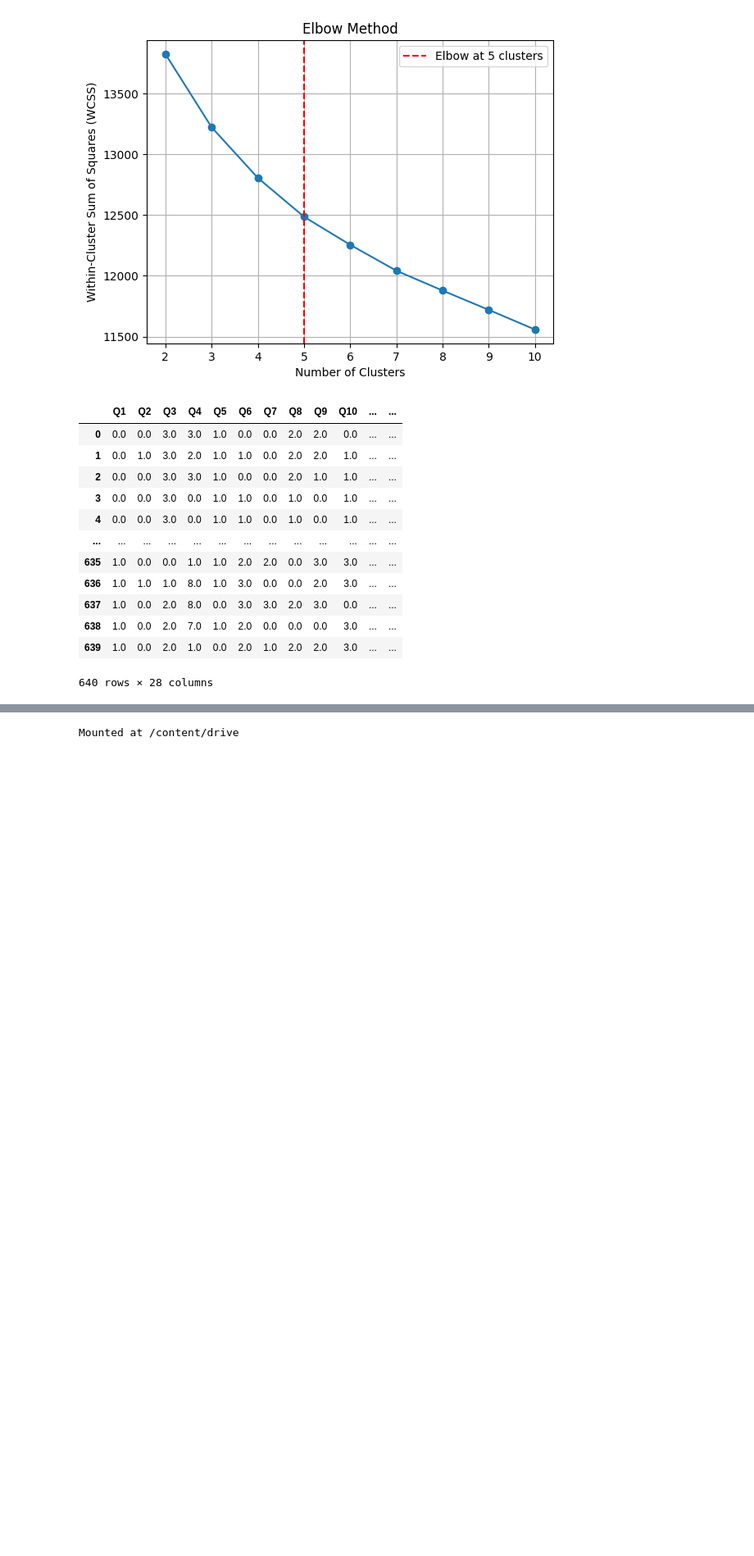
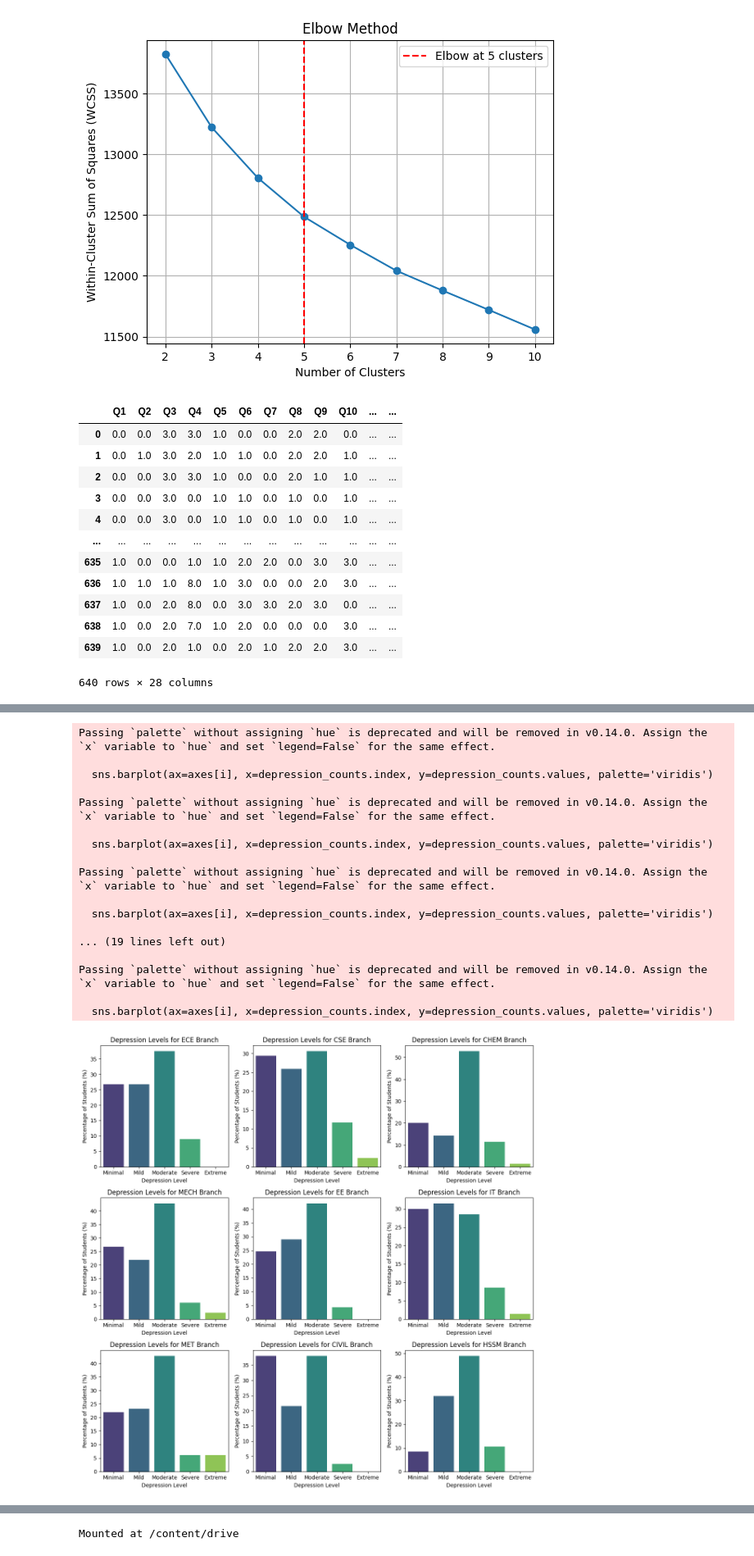
Before and after one commit to tariqrasheed172001/Prediction-of-Depression-levels., a Jupyter notebook: Clustering.ipynb, the cells around one changed output, grey strips where cells are left out. Shown at 82% size. Drawn from its saved outputs; the diff is of its cells as text; code cells hidden in the pictures; blank space fills up the shorter version.

```diff
--- a/Clustering.ipynb
+++ b/Clustering.ipynb
@@ -33,12 +33,16 @@ Requirement already satisfied: joblib>=1.1.1 in /usr/local/lib/python3.10/dist-p
 Requirement already satisfied: threadpoolctl>=2.0.0 in /usr/local/lib/python3.10/dist-packages (from scikit-learn>=0.23.0->scikit-learn-extra) (3.5.0)
 # %%
 label_encoder = LabelEncoder()
+
+# keeping the first five columns for further analysis
+textual_columns = dataset.iloc[:, :5].copy()
 
 # Apply LabelEncoder to the first five columns
 for col in dataset.columns[:5]:
     dataset[col] = label_encoder.fit_transform(dataset[col])
 
 dataset.head()
+# textual_columns.head()
 # %% [output]
 |  | Q1 | Q2 | Q3 | Q4 | Q5 | Q6 | Q7 | Q8 | Q9 | Q10 | ... | ... |
 | 0 | 0 | 0 | 3 | 3 | 1 | 0 | 0 | 2 | 2 | 0 | ... | ... |
@@ -380,0 +421,60 @@ X.to_csv('labeled_dataset.csv', index=False)
+# %%
+import pandas as pd
+import matplotlib.pyplot as plt
+import seaborn as sns
+
+# Assuming X is your DataFrame and it's already loaded
+
+# Unique branches in the dataset
+branches = X['Q4'].unique()
+
+# Define the categories for the severity levels
+severity_levels = ['Minimal', 'Mild', 'Moderate', 'Severe', 'Extreme']
+
+# Determine the number of rows and columns for the grid
+num_branches = len(branches)
+cols = 3  # Number of columns (adjust as needed)
+rows = (num_branches + cols - 1) // cols  # Calculate number of rows needed
+
+# Create subplots
+fig, axes = plt.subplots(nrows=rows, ncols=cols, figsize=(12, 4 * rows))
+axes = axes.flatten()  # Flatten the axes array for easy indexing
+
+# Plot each branch in a separate subplot
+for i, branch in enumerate(branches):
+    branch_data = X[X['Q4'] == branch]
+    depression_counts = branch_data['Depression'].value_counts(normalize=True) * 100  # Calculate percentages
+
+    # Reindex to include all severity levels, filling missing ones with zeros
+    depression_counts = depression_counts.reindex(severity_levels, fill_value=0)
+
+    sns.barplot(ax=axes[i], x=depression_counts.index, y=depression_counts.values, palette='viridis')
+    axes[i].set_title(f'Depression Levels for {branch} Branch')
+    axes[i].set_xlabel('Depression Level')
+    axes[i].set_ylabel('Percentage of Students (%)')
+
+# Hide any unused subplots
+for j in range(i + 1, len(axes)):
+    fig.delaxes(axes[j])
+
+plt.tight_layout()
+plt.show()
+# %% [output]
+Passing `palette` without assigning `hue` is deprecated and will be removed in v0.14.0. Assign the `x` variable to `hue` and set `legend=False` for the same effect.
+
+  sns.barplot(ax=axes[i], x=depression_counts.index, y=depression_counts.values, palette='viridis')
+
+Passing `palette` without assigning `hue` is deprecated and will be removed in v0.14.0. Assign the `x` variable to `hue` and set `legend=False` for the same effect.
+
+  sns.barplot(ax=axes[i], x=depression_counts.index, y=depression_counts.values, palette='viridis')
+
+Passing `palette` without assigning `hue` is deprecated and will be removed in v0.14.0. Assign the `x` variable to `hue` and set `legend=False` for the same effect.
+
+  sns.barplot(ax=axes[i], x=depression_counts.index, y=depression_counts.values, palette='viridis')
+
+... (19 lines left out)
+
+Passing `palette` without assigning `hue` is deprecated and will be removed in v0.14.0. Assign the `x` variable to `hue` and set `legend=False` for the same effect.
+
+  sns.barplot(ax=axes[i], x=depression_counts.index, y=depression_counts.values, palette='viridis')
+[figure, added]
```
Also changed, not shown: parts of 7 cells of this notebook.
